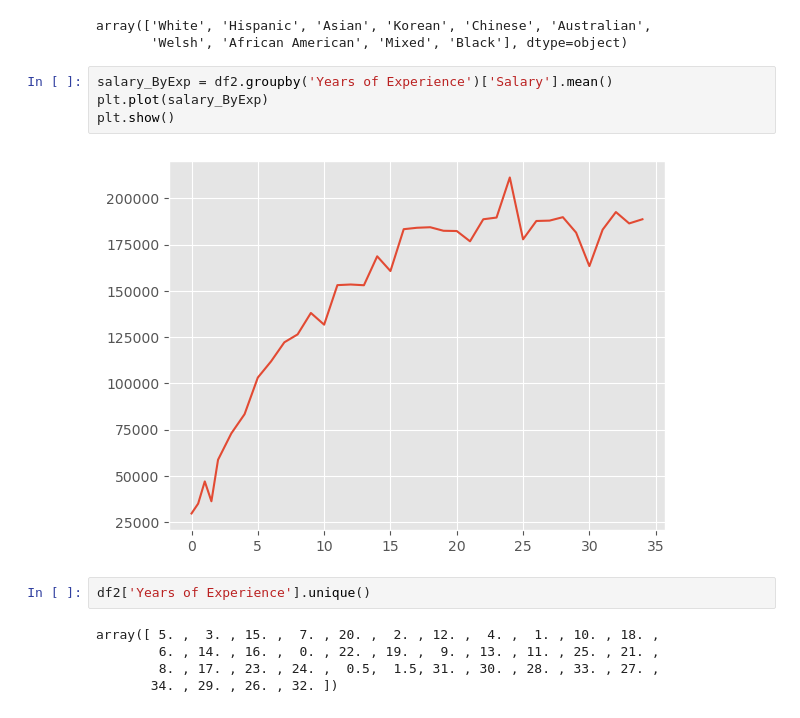
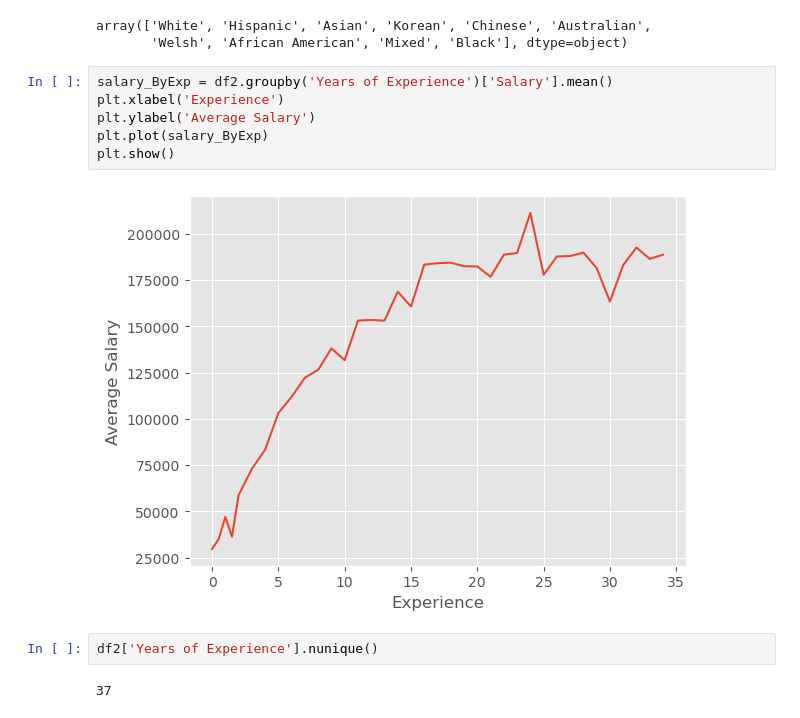
Before and after one commit to nuwbie-11/DataAnalytics101, a Jupyter notebook: salary-dataset-based-on-country-and-race/salary.ipynb, the cells around one changed output. Cells and saved outputs as stored; diff of their text form.

Commit message:
Update Salary
(+) Add Forecast and analytics

(!) Previous Note

```diff
--- a/salary-dataset-based-on-country-and-race/salary.ipynb
+++ b/salary-dataset-based-on-country-and-race/salary.ipynb
@@ -96,15 +96,14 @@ array(['White', 'Hispanic', 'Asian', 'Korean', 'Chinese', 'Australian',
        'Welsh', 'African American', 'Mixed', 'Black'], dtype=object)
 # %%
 salary_ByExp = df2.groupby('Years of Experience')['Salary'].mean()
+plt.xlabel('Experience')
+plt.ylabel('Average Salary')
 plt.plot(salary_ByExp)
 plt.show()
 # %% [output]
-[figure, old version]
+[figure, new version]
 # %%
-df2['Years of Experience'].unique()
+df2['Years of Experience'].nunique()
 # %% [output]
-array([ 5. ,  3. , 15. ,  7. , 20. ,  2. , 12. ,  4. ,  1. , 10. , 18. ,
-        6. , 14. , 16. ,  0. , 22. , 19. ,  9. , 13. , 11. , 25. , 21. ,
-        8. , 17. , 23. , 24. ,  0.5,  1.5, 31. , 30. , 28. , 33. , 27. ,
-       34. , 29. , 26. , 32. ])
+37
 # %%
```
Also changed, not shown: parts of 19 cells of this notebook.
